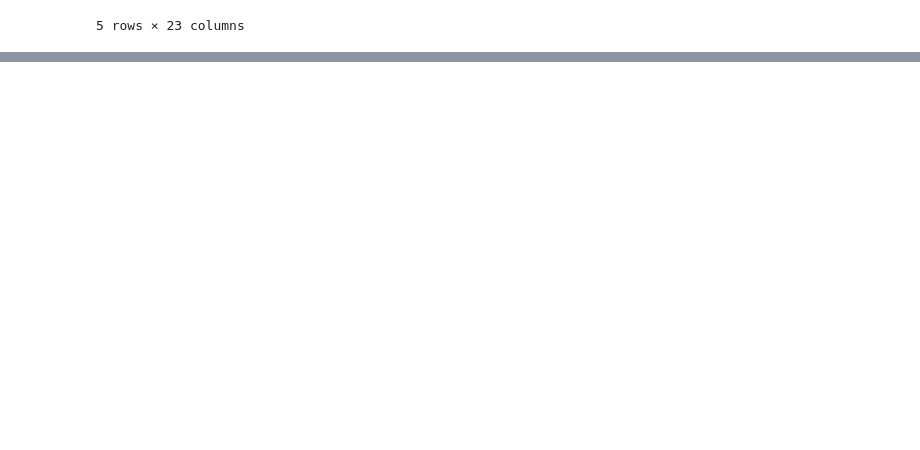
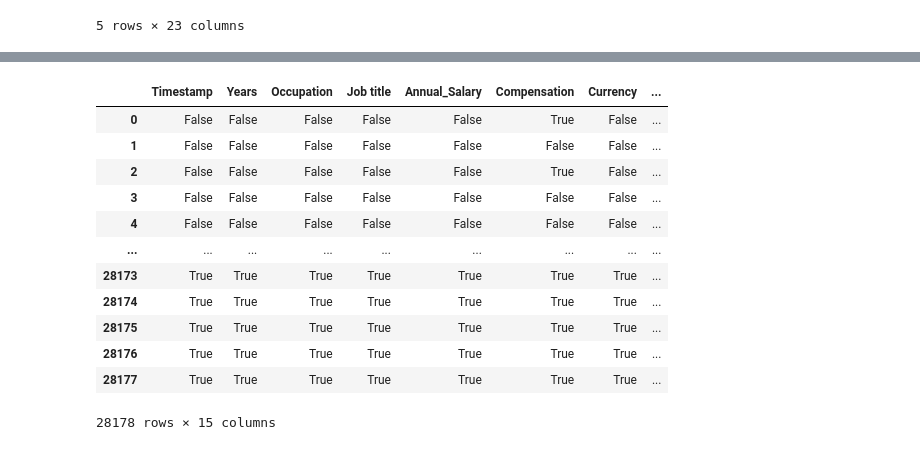
Before and after one commit to sba25078/ca-1-data-exploration-and-preparartion-Mrfolami, a Jupyter notebook: CA1.ipynb, the cells around one changed output, grey strips where cells are left out. Cells and saved outputs as stored; diff of their text form; code cells hidden in the pictures; blank space fills up the shorter version.

```diff
--- a/CA1.ipynb
+++ b/CA1.ipynb
@@ -22,0 +157,12 @@ df.tail()
+# %%
+df=df.rename(columns={'What is your highest level of education completed?':'Degree'})
+# %%
+df=df.rename(columns={'What is your gender?':'Gender'})
+# %%
+df.rename(columns={
+    "If you're in the U.S., what state do you work in?": "US_State_Work"
+}, inplace=True)
+# %%
+df.rename(columns={
+    'If "Other," please indicate the currency here:':'other_currency'
+}, inplace=True)
@@ -22,0 +201,16 @@ df.tail()
+# %%
+df.isnull()
+# %% [output]
+|  | Timestamp | Years | Occupation | Job title | Annual_Salary | Compensation | Currency | ... |
+| 0 | False | False | False | False | False | True | False | ... |
+| 1 | False | False | False | False | False | False | False | ... |
+| 2 | False | False | False | False | False | True | False | ... |
+| 3 | False | False | False | False | False | False | False | ... |
+| 4 | False | False | False | False | False | False | False | ... |
+| ... | ... | ... | ... | ... | ... | ... | ... | ... |
+| 28173 | True | True | True | True | True | True | True | ... |
+| 28174 | True | True | True | True | True | True | True | ... |
+| 28175 | True | True | True | True | True | True | True | ... |
+| 28176 | True | True | True | True | True | True | True | ... |
+| 28177 | True | True | True | True | True | True | True | ... |
+28178 rows × 15 columns
```
Also changed, not shown: parts of 50 cells of this notebook.
